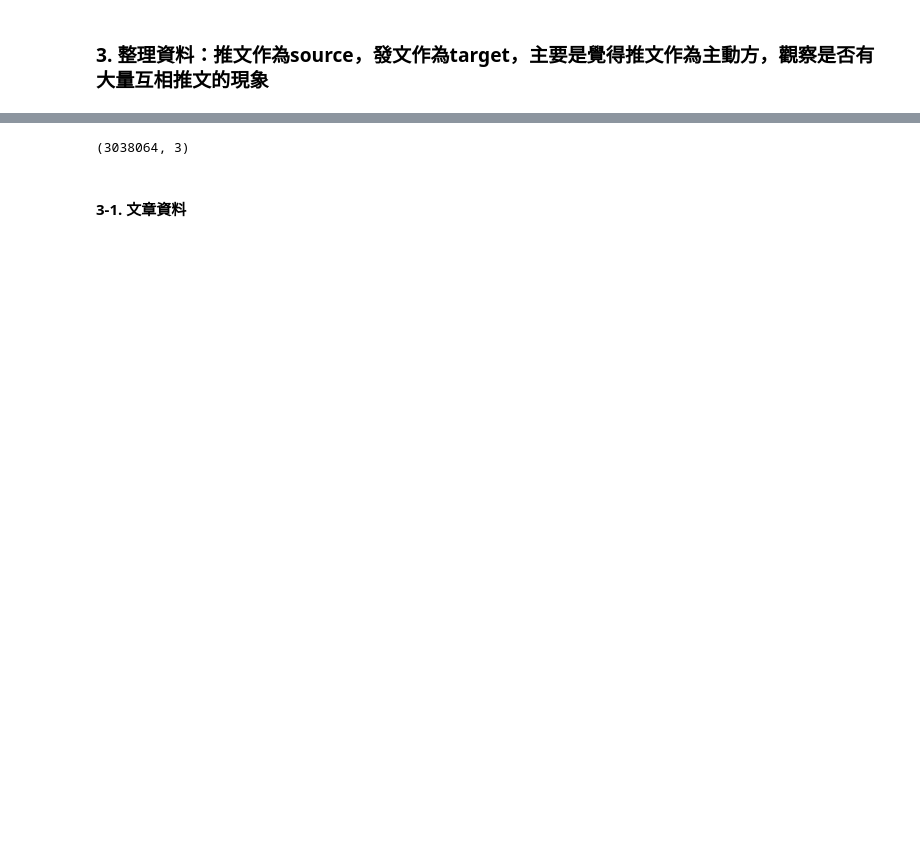
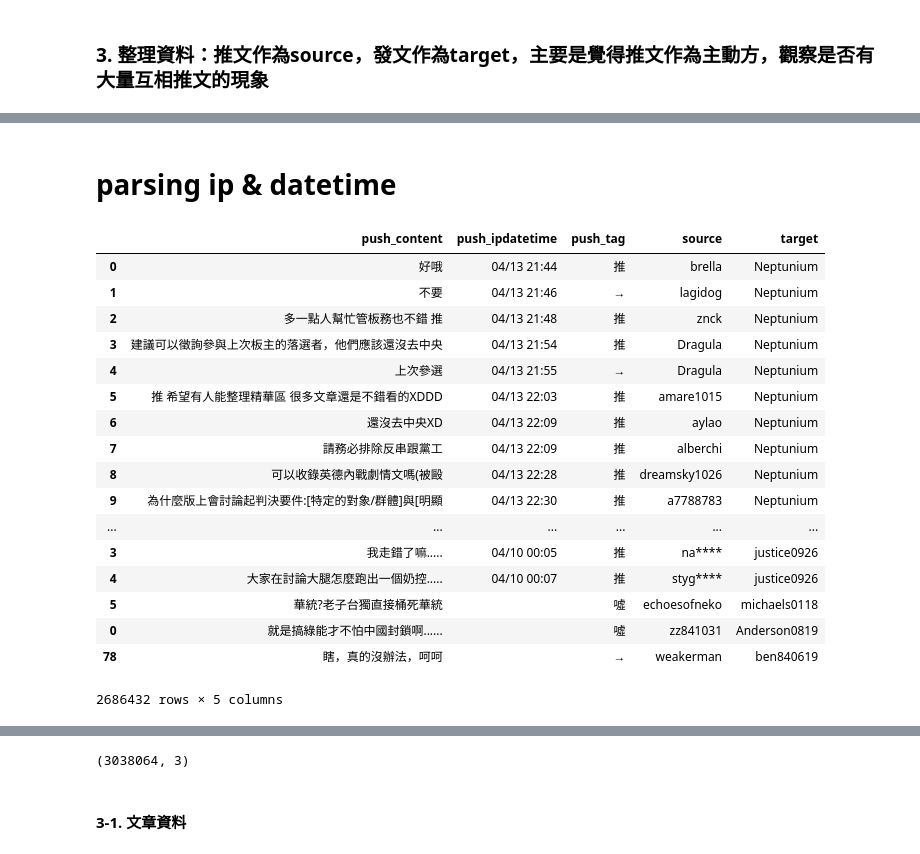
Before and after one commit to SiegfriedZhen/ptt-analysis, a Jupyter notebook: ptt_ana2.ipynb, the cells around one changed output, grey strips where cells are left out. Cells and saved outputs as stored; diff of their text form; code cells hidden in the pictures; blank space fills up the shorter version.

```diff
--- a/ptt_ana2.ipynb
+++ b/ptt_ana2.ipynb
@@ -17,5 +17,5 @@ import ijson
 # %%
 file_path = r'C:\Users\snowball\Desktop\py_workspace\ptt\\'
 # %%
-path = file_path + 'Gossiping-38000-40000.json'
+path = file_path + 'HatePolitics-0-4060.json'
 # %% [markdown]
@@ -191,40 +177,20 @@ ptt_df.shape
 # %%
-rs_df = []
+reply_df = []
 
-for x in ptt_df.itertuples():
+for x in art_df.itertuples():
 
-    ##資料有點大，先取70篇文章
-#     if x.Index > 70:
-#         continue
-
-    if x.Index % 5000 == 1:
+    if x.Index % 10000 == 1:
         print(x.Index)
 
-    ##先把文章資料轉為DataFrame
-    art = pd.DataFrame([x.articles])
-
-    ##如果發文沒有人推，直接濾除
-    if art.messages[0] == [] or art.author[0] is None:
-        continue
-
-    #作者 id 有中文，但推文 id只有英文，統一用 英文id 作為Key
-    author_id = art.author.replace(r'\([^)]*\)', '', regex=True).values[0].replace(' ', '')
-
-    reply = pd.DataFrame(art.messages.values[0])
+    tmp_reply = pd.DataFrame(x.messages)
     #push_ip_ = reply.push_ipdatetime.str.split(' ', n=1, expand=True)
 
-
-    temp_df = reply[['push_userid']].copy()
-    temp_df['target'] = author_id
+    tmp_reply['target'] = x.author
 
     ##以發文日期作為推文的估計值，因為push_ipdatetime的ip 跟 datetime放在一起，有些只有datetime 沒有ip，好像跟RE 有關....
-    temp_df['date'] = art.date[0]
+
     ##欄位重新命名，push_userid 改為 source
-    temp_df.rename_axis({'push_userid':'source'}, axis=1, inplace=True)
-
-    #if rs_df == []:
-    #     rs_df = [temp_df]
-    #else:
-    rs_df.append(temp_df)
+    tmp_reply.rename_axis({'push_userid':'source'}, axis=1, inplace=True)
+    reply_df.append(tmp_reply)
 # %% [output]
 1
@@ -246,0 +204,26 @@ for x in ptt_df.itertuples():
+# %%
+reply_df = pd.concat(reply_df)
+# %% [markdown]
+# parsing ip & datetime
+# %%
+#considering time interval in Gephi
+reply_df[reply_df.push_ipdatetime.str.len() < 20]
+# %% [output]
+|  | push_content | push_ipdatetime | push_tag | source | target |
+| 0 | 好哦 | 04/13 21:44 | 推 | brella | Neptunium |
+| 1 | 不要 | 04/13 21:46 | → | lagidog | Neptunium |
+| 2 | 多一點人幫忙管板務也不錯 推 | 04/13 21:48 | 推 | znck | Neptunium |
+| 3 | 建議可以徵詢參與上次板主的落選者，他們應該還沒去中央 | 04/13 21:54 | 推 | Dragula | Neptunium |
+| 4 | 上次參選 | 04/13 21:55 | → | Dragula | Neptunium |
+| 5 | 推 希望有人能整理精華區 很多文章還是不錯看的XDDD | 04/13 22:03 | 推 | amare1015 | Neptunium |
+| 6 | 還沒去中央XD | 04/13 22:09 | 推 | aylao | Neptunium |
+| 7 | 請務必排除反串跟黨工 | 04/13 22:09 | 推 | alberchi | Neptunium |
+| 8 | 可以收錄英德內戰劇情文嗎(被毆 | 04/13 22:28 | 推 | dreamsky1026 | Neptunium |
+| 9 | 為什麼版上會討論起判決要件:[特定的對象/群體]與[明顯 | 04/13 22:30 | 推 | a7788783 | Neptunium |
+| ... | ... | ... | ... | ... | ... |
+| 3 | 我走錯了嘛..... | 04/10 00:05 | 推 | na**** | justice0926 |
+| 4 | 大家在討論大腿怎麼跑出一個奶控..... | 04/10 00:07 | 推 | styg**** | justice0926 |
+| 5 | 華統?老子台獨直接桶死華統 |  | 噓 | echoesofneko | michaels0118 |
+| 0 | 就是搞綠能才不怕中國封鎖啊...... |  | 噓 | zz841031 | Anderson0819 |
+| 78 | 瞎，真的沒辦法，呵呵 |  | → | weakerman | ben840619 |
+2686432 rows × 5 columns
```
Also changed, not shown: parts of 26 cells of this notebook.
